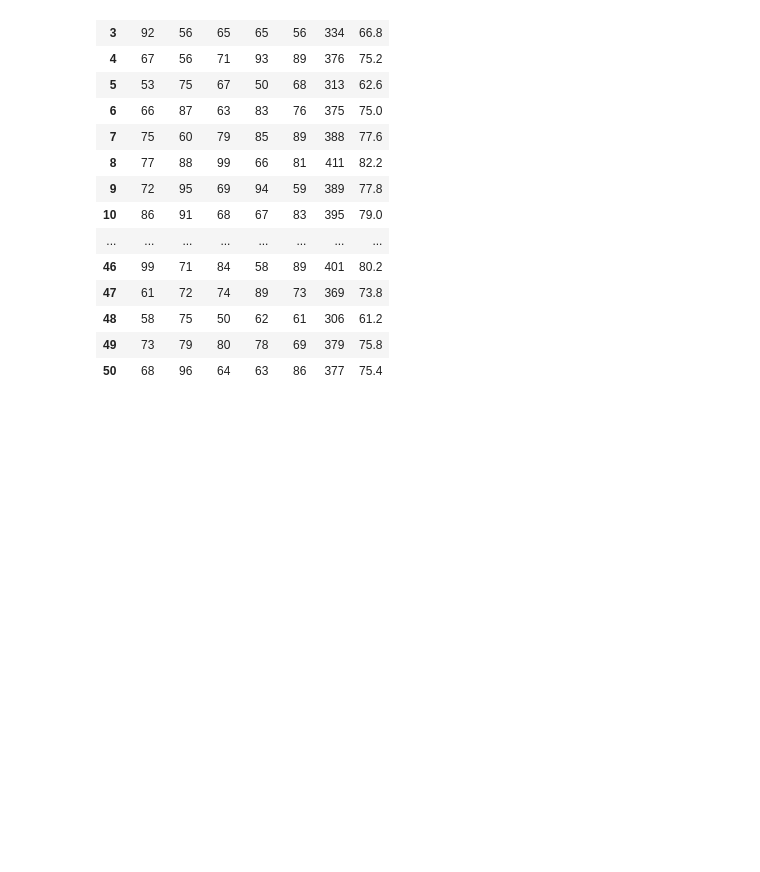
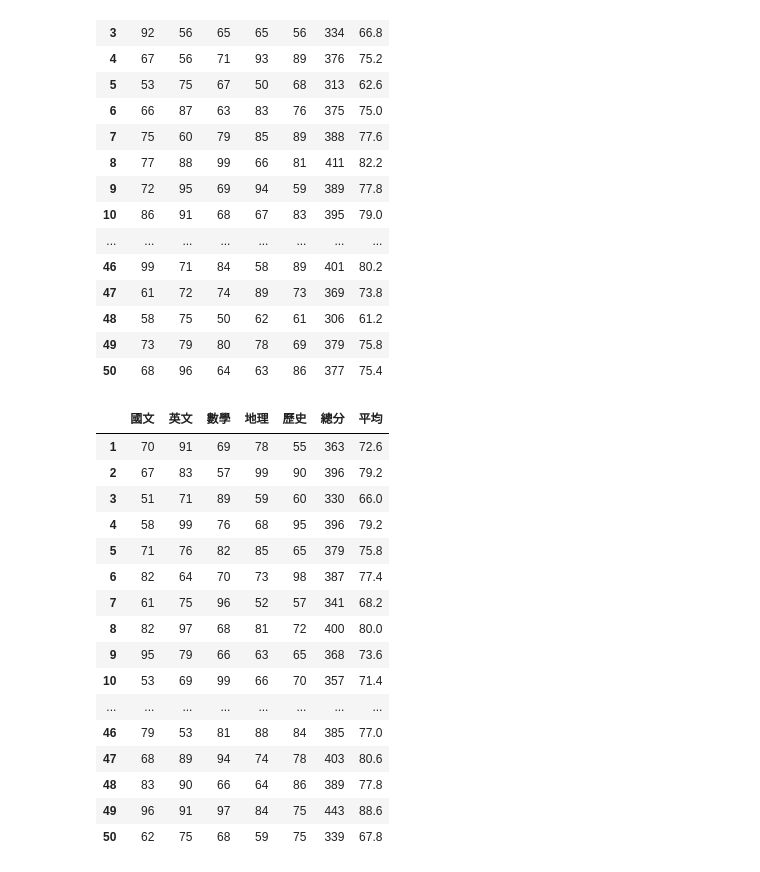
Before and after one commit to chiawei1017/__112_python_chiawei__, a Jupyter notebook: lesson13_4.ipynb, the cells around one changed output. Drawn from its saved outputs; the diff is of its cells as text; code cells hidden in the pictures; blank space fills up the shorter version.

```diff
--- a/lesson13_4.ipynb
+++ b/lesson13_4.ipynb
@@ -48,3 +48,34 @@ scores_df
 | 48 | 58 | 75 | 50 | 62 | 61 | 306 | 61.2 |
 | 49 | 73 | 79 | 80 | 78 | 69 | 379 | 75.8 |
 | 50 | 68 | 96 | 64 | 63 | 86 | 377 | 75.4 |
+# %%
+import numpy as np
+import pandas as pd
+scores = np.random.randint(50, 100,size=(50,5))
+scores_df = pd.DataFrame(scores,
+             columns=['國文','英文','數學','地理','歷史'],
+             index=range(1,51))
+sum_values = scores_df.sum(axis=1)
+mean_values = scores_df.mean(axis=1)
+# %%
+scores_df['總分'] = sum_values
+scores_df['平均'] = mean_values
+scores_df
+# %% [output]
+|  | 國文 | 英文 | 數學 | 地理 | 歷史 | 總分 | 平均 |
+| 1 | 70 | 91 | 69 | 78 | 55 | 363 | 72.6 |
+| 2 | 67 | 83 | 57 | 99 | 90 | 396 | 79.2 |
+| 3 | 51 | 71 | 89 | 59 | 60 | 330 | 66.0 |
+| 4 | 58 | 99 | 76 | 68 | 95 | 396 | 79.2 |
+| 5 | 71 | 76 | 82 | 85 | 65 | 379 | 75.8 |
+| 6 | 82 | 64 | 70 | 73 | 98 | 387 | 77.4 |
+| 7 | 61 | 75 | 96 | 52 | 57 | 341 | 68.2 |
+| 8 | 82 | 97 | 68 | 81 | 72 | 400 | 80.0 |
+| 9 | 95 | 79 | 66 | 63 | 65 | 368 | 73.6 |
+| 10 | 53 | 69 | 99 | 66 | 70 | 357 | 71.4 |
+| ... | ... | ... | ... | ... | ... | ... | ... |
+| 46 | 79 | 53 | 81 | 88 | 84 | 385 | 77.0 |
+| 47 | 68 | 89 | 94 | 74 | 78 | 403 | 80.6 |
+| 48 | 83 | 90 | 66 | 64 | 86 | 389 | 77.8 |
+| 49 | 96 | 91 | 97 | 84 | 75 | 443 | 88.6 |
+| 50 | 62 | 75 | 68 | 59 | 75 | 339 | 67.8 |
```
